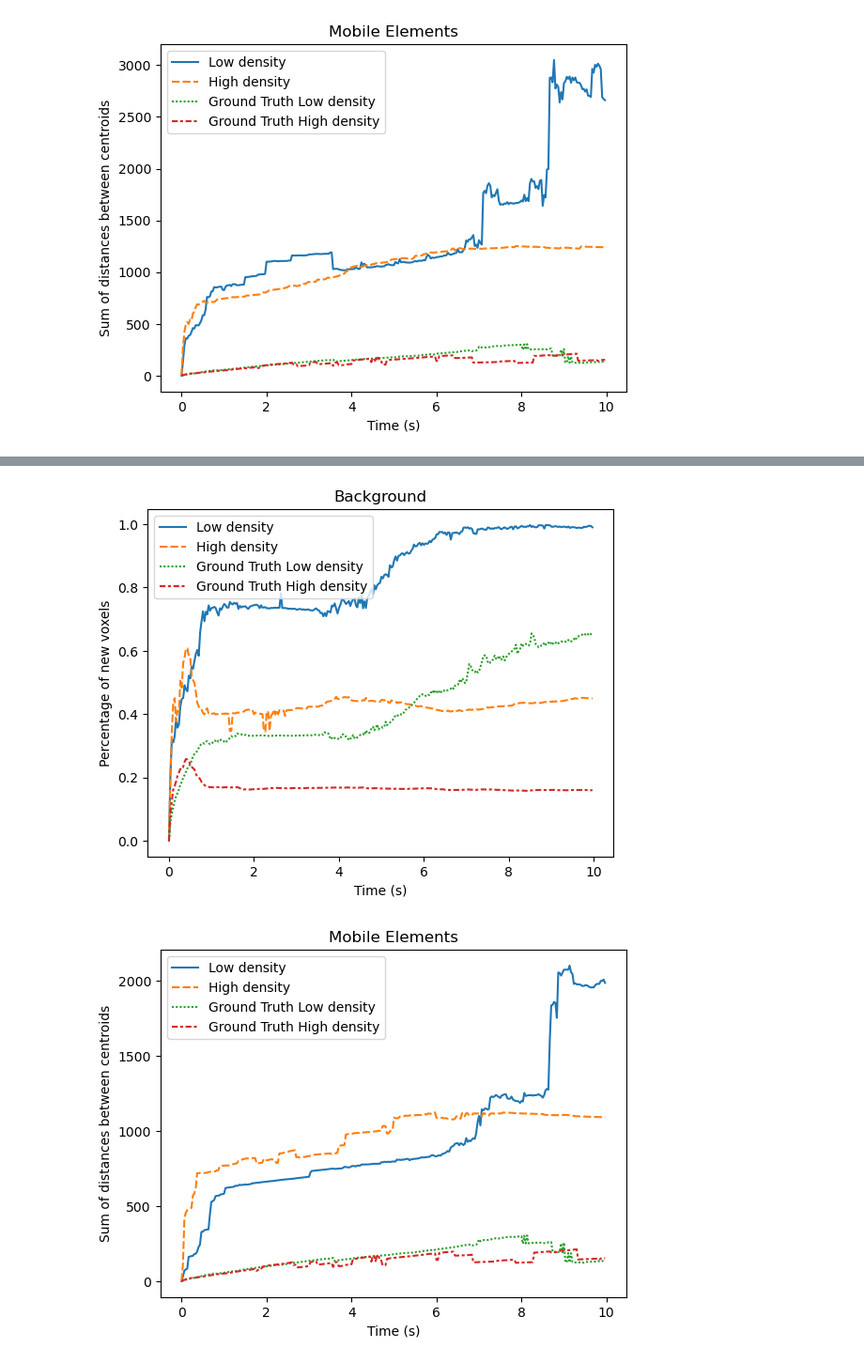
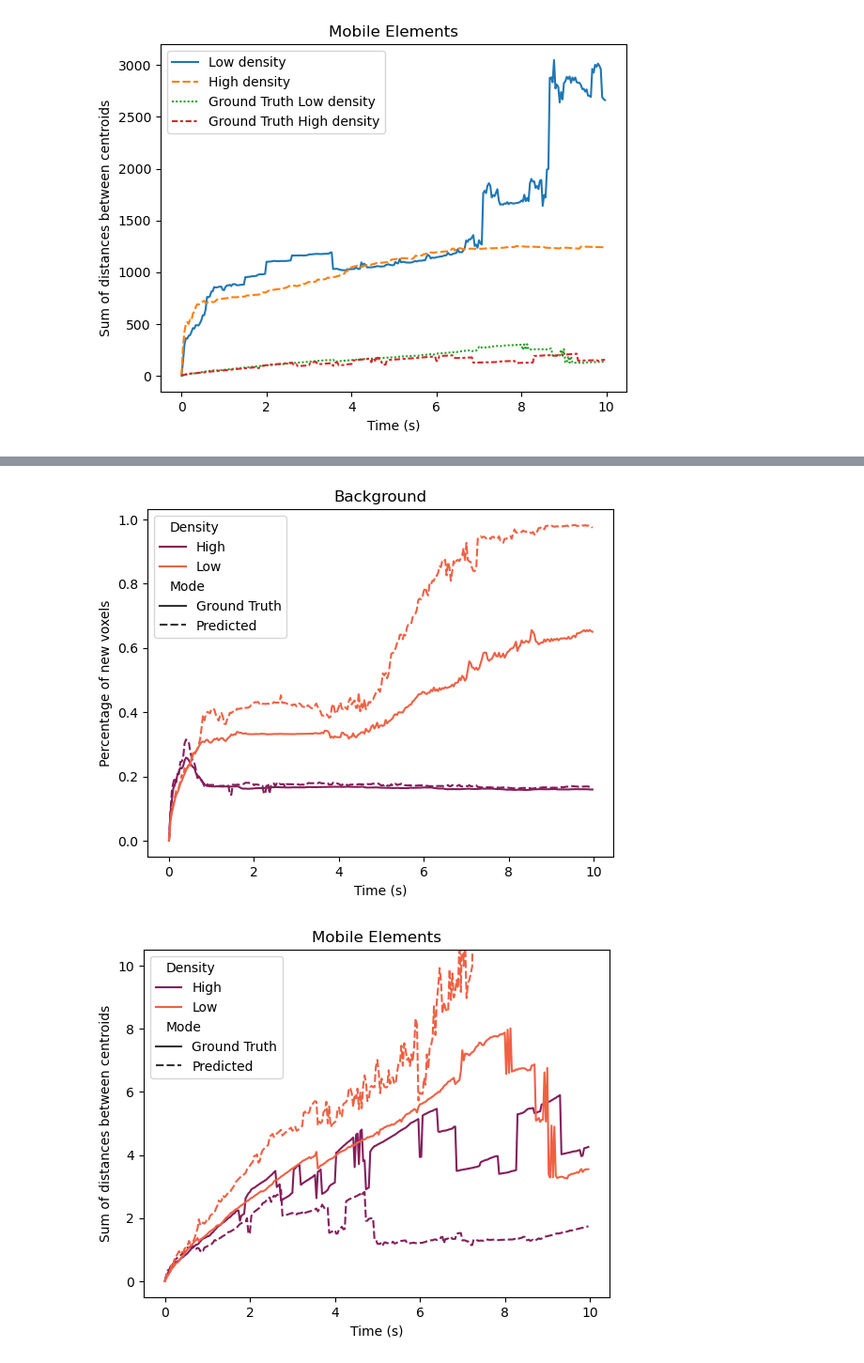
Before and after one commit to FilippoBragato/pqos-correlation, a Jupyter notebook: test.ipynb, the cells around one changed output, grey strips where cells are left out. Shown at 94% size. Drawn from its saved outputs; the diff is of its cells as text; code cells hidden in the pictures.

```diff
--- a/test.ipynb
+++ b/test.ipynb
@@ -757,8 +764,6 @@ others.remove("background")
 others.remove("Time (s)")
 others.remove("mobile")
 
-m = tf.keras.models.load_model('network_miniUNet.h5')
-
 pcd_top = dataset.open_measurement_sample_TLC("t3low", Weather.Clear, Time.Sunset, Sensor.LT, 1)
 pcd_top.really_euristic_classifier()
 back_correlation_low = []
@@ -770,7 +775,8 @@ for i in trange(2, 301):
     pcd_top_compare.really_euristic_classifier()
     background, mobile, previous_transformation, previous_centroids = pcd_top.compare_using_classifier(pcd_top_compare,
                                                                                                        initial_transformation=previous_transformation,
-                                                                                                       initial_centroids=previous_centroids)
+                                                                                                       initial_centroids=previous_centroids,
+                                                                                                       voxel_size=1.0)
     back_correlation_low.append(background)
     mobile_correlation_low.append(mobile)
 
@@ -785,7 +791,8 @@ for i in trange(2, 301):
     pcd_top_compare.really_euristic_classifier()
     background, mobile, previous_transformation, previous_centroids = pcd_top.compare_using_classifier(pcd_top_compare,
                                                                                    initial_transformation=previous_transformation,
-                                                                                   initial_centroids=previous_centroids)
+                                                                                   initial_centroids=previous_centroids,
+                                                                                   voxel_size=1.0)
     back_correlation_high.append(background)
     mobile_correlation_high.append(mobile)
 # %%
@@ -841,8 +847,6 @@ others.remove("background")
 others.remove("Time (s)")
 others.remove("mobile")
 
-m = tf.keras.models.load_model('network_miniUNet.h5')
-
 pcd_top = dataset.open_measurement_sample_TLC("t3low", Weather.Clear, Time.Sunset, Sensor.LT, 1000)
 pcd_top.really_euristic_classifier()
 back_correlation_low = []
@@ -854,7 +858,8 @@ for i in trange(999+2, 999+301):
     pcd_top_compare.really_euristic_classifier()
     background, mobile, previous_transformation, previous_centroids = pcd_top.compare_using_classifier(pcd_top_compare,
                                                                                                        initial_transformation=previous_transformation,
-                                                                                                       initial_centroids=previous_centroids)
+                                                                                                       initial_centroids=previous_centroids,
+                                                                                                       voxel_size=1.0)
     back_correlation_low.append(background)
     mobile_correlation_low.append(mobile)
 
@@ -869,34 +874,35 @@ for i in trange(4412 + 2, 4412 + 301):
     pcd_top_compare.really_euristic_classifier()
     background, mobile, previous_transformation, previous_centroids = pcd_top.compare_using_classifier(pcd_top_compare,
                                                                                    initial_transformation=previous_transformation,
-                                                                                   initial_centroids=previous_centroids)
+                                                                                   initial_centroids=previous_centroids,
+                                                                                   voxel_size=1.0)
     back_correlation_high.append(background)
     mobile_correlation_high.append(mobile)
 # %%
-df_datas_back = [[0,] + back_correlation_low,
-                 [0,] + back_correlation_high,
-                 list(df_low["background"]),
-                 list(df["background"])]
-
+df_datas_back = [[0,] + back_correlation_low + [0,] + back_correlation_high + list(df_low["background"]) + list(df["background"]),
+                 list(np.arange(300)/30) * 4]
 df_datas_back = np.array(df_datas_back).T
-df_datas_back = pd.DataFrame(df_datas_back, np.arange(300)/30, ["Low density", "High density", "Ground Truth Low density", "Ground Truth High density"])
-sns.lineplot(df_datas_back, dashes=True)
+df_datas_back = pd.DataFrame(df_datas_back, columns=["Correlation", "Time"])
+df_datas_back["Density"] = pd.Categorical(["Low",] * 300 + ["High",]* 300 + ["Low",] * 300 + ["High",]* 300)
+df_datas_back["Mode"] = pd.Categorical(["Predicted",] * 600 + ["Ground Truth",] * 600)
+sns.lineplot(data=df_datas_back, x="Time", y="Correlation", dashes=True, hue="Density", style="Mode", palette="rocket")
 plt.title("Background")
 plt.ylabel("Percentage of new voxels")
 plt.xlabel("Time (s)")
 plt.show()
 
-df_datas_mobile = [[0,] + mobile_correlation_low,
-                   [0,] + mobile_correlation_high,
-                   list(df_low[others_low].sum(axis=1)),
-                   list(df[others].sum(axis=1))]
+df_datas_mobile = [[0,] + mobile_correlation_low + [0,] + mobile_correlation_high + list(df_low[others_low].mean(axis=1)) + list(df[others].mean(axis=1)),
+                   list(np.arange(300)/30) * 4]
 df_datas_mobile = np.array(df_datas_mobile).T
-df_datas_mobile = pd.DataFrame(df_datas_mobile, np.arange(300)/30, ["Low density", "High density", "Ground Truth Low density", "Ground Truth High density"])
-sns.lineplot(df_datas_mobile, dashes=True)
+df_datas_mobile = pd.DataFrame(df_datas_mobile, columns=["Correlation", "Time"])
+df_datas_mobile["Density"] = pd.Categorical(["Low",] * 300 + ["High",]* 300 + ["Low",] * 300 + ["High",]* 300)
+df_datas_mobile["Mode"] = pd.Categorical(["Predicted",] * 600 + ["Ground Truth",] * 600)
+sns.lineplot(data=df_datas_mobile, x="Time", y="Correlation", dashes=True, hue="Density", style="Mode", palette="rocket")
 plt.title("Mobile Elements")
 plt.ylabel("Sum of distances between centroids")
 plt.xlabel("Time (s)")
+plt.ylim([-0.5, 10.5])
 plt.show()
 # %% [output]
-[figure, old version]
+[figure, new version]
-[figure, old version]
+[figure, new version]
```
Also changed, not shown: parts of 35 cells of this notebook, 19 other files.
